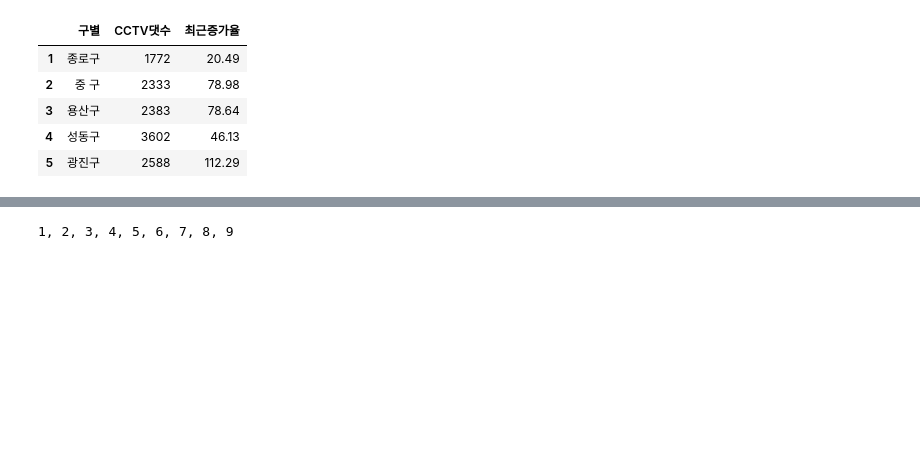
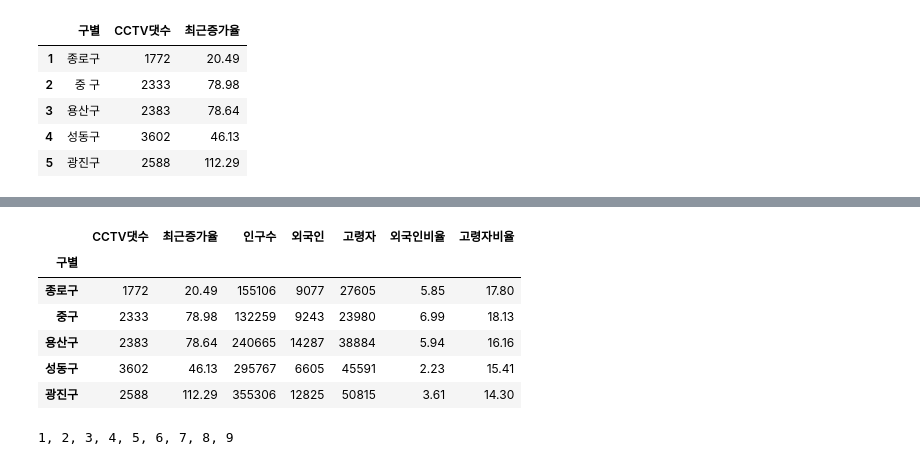
Before and after one commit to youngai1112/MachineLearning, a Jupyter notebook: 00.데이터분석/07.서울시CCTV경로.ipynb, the cells around one changed output, grey strips where cells are left out. Saved outputs shown, nothing was run; the diff lists cells and outputs as text; code cells hidden in the pictures; blank space fills up the shorter version.

Commit message:
- 서울시 CCTV 경로 데이터 프레임 병합 - DF => csv 파일로 변경

```diff
--- a/00.데이터분석/07.서울시CCTV경로.ipynb
+++ b/00.데이터분석/07.서울시CCTV경로.ipynb
@@ -95,0 +147,5 @@ cctv.head()
+# %%
+# 천단위 구분기호 없애기
+for column in pop.columns[1:]:
+    pop[column] = pop[column].str.replace(',','').astype(int)
+pop.head()
@@ -95,0 +159,8 @@ cctv.head()
+# %%
+# 첫번째 행 지우기
+pop.drop([0], inplace=True)
+# %%
+# 외국인비율, 고령자 비율 컬럼 만들기
+pop['외국인비율'] = (pop.외국인 / pop.인구수 * 100).round(2)
+pop['고령자비율'] = (pop.고령자 / pop.인구수 * 100).round(2)
+pop.head()
@@ -95,0 +176,3 @@ cctv.head()
+# %%
+df = pd.merge(cctv, pop)
+df.head()
@@ -95,0 +186,11 @@ cctv.head()
+# %%
+df.set_index('구별', inplace=True)
+df.head()
+# %% [output]
+|  | CCTV댓수 | 최근증가율 | 인구수 | 외국인 | 고령자 | 외국인비율 | 고령자비율 |
+| 구별 |  |  |  |  |  |  |  |
+| 종로구 | 1772 | 20.49 | 155106 | 9077 | 27605 | 5.85 | 17.80 |
+| 중구 | 2333 | 78.98 | 132259 | 9243 | 23980 | 6.99 | 18.13 |
+| 용산구 | 2383 | 78.64 | 240665 | 14287 | 38884 | 5.94 | 16.16 |
+| 성동구 | 3602 | 46.13 | 295767 | 6605 | 45591 | 2.23 | 15.41 |
+| 광진구 | 2588 | 112.29 | 355306 | 12825 | 50815 | 3.61 | 14.30 |
```
Also changed, not shown: parts of 17 cells of this notebook, 1 other file.
